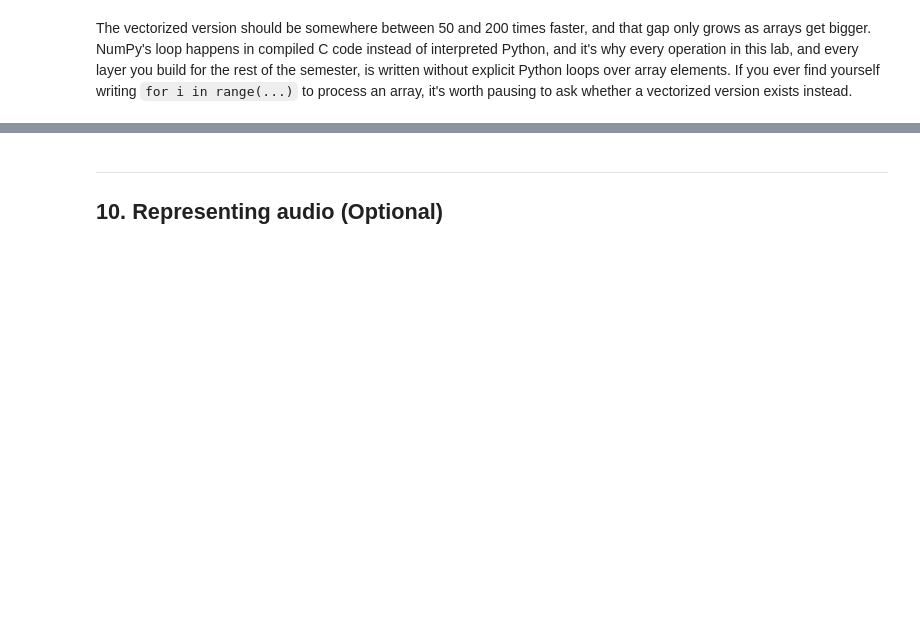
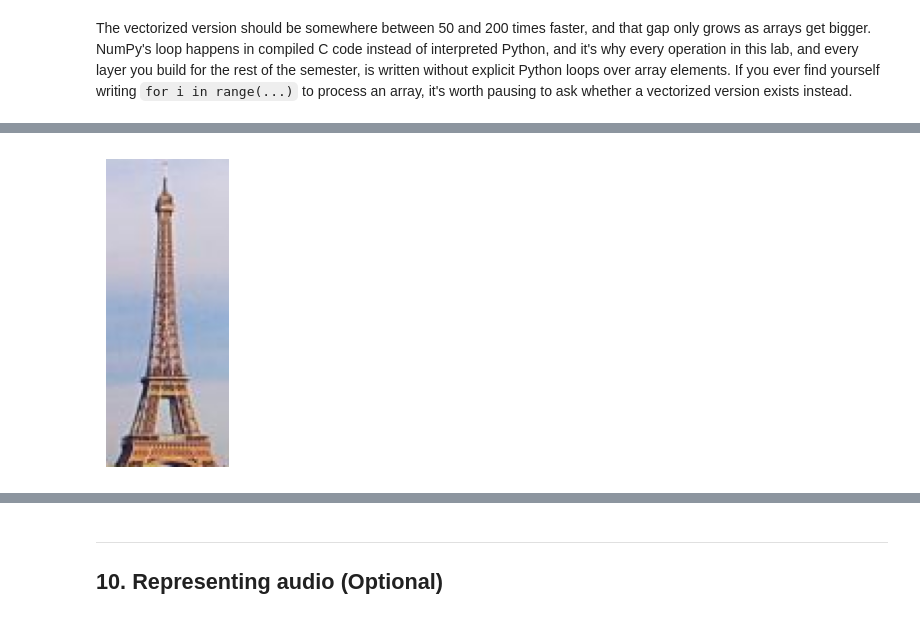
Before and after one commit to omariott/PSL-DL-Labs, a Jupyter notebook: labs/lab02_numpy.ipynb, the cells around one changed output, grey strips where cells are left out. Saved outputs shown, nothing was run; the diff lists cells and outputs as text; code cells hidden in the pictures; blank space fills up the shorter version.

```diff
--- a/labs/lab02_numpy.ipynb
+++ b/labs/lab02_numpy.ipynb
@@ -615,0 +705,7 @@ Number of general Paris photots: 543
+# %%
+# Slicing: (2) identify only Eiffel Tower
+plt.figure(figsize=(2,4))
+plt.imshow(image_array[:150,50:110,:]);
+plt.axis("off");
+# %% [output]
+[figure, added]
```
Also changed, not shown: parts of 80 cells of this notebook, 4 other files.
